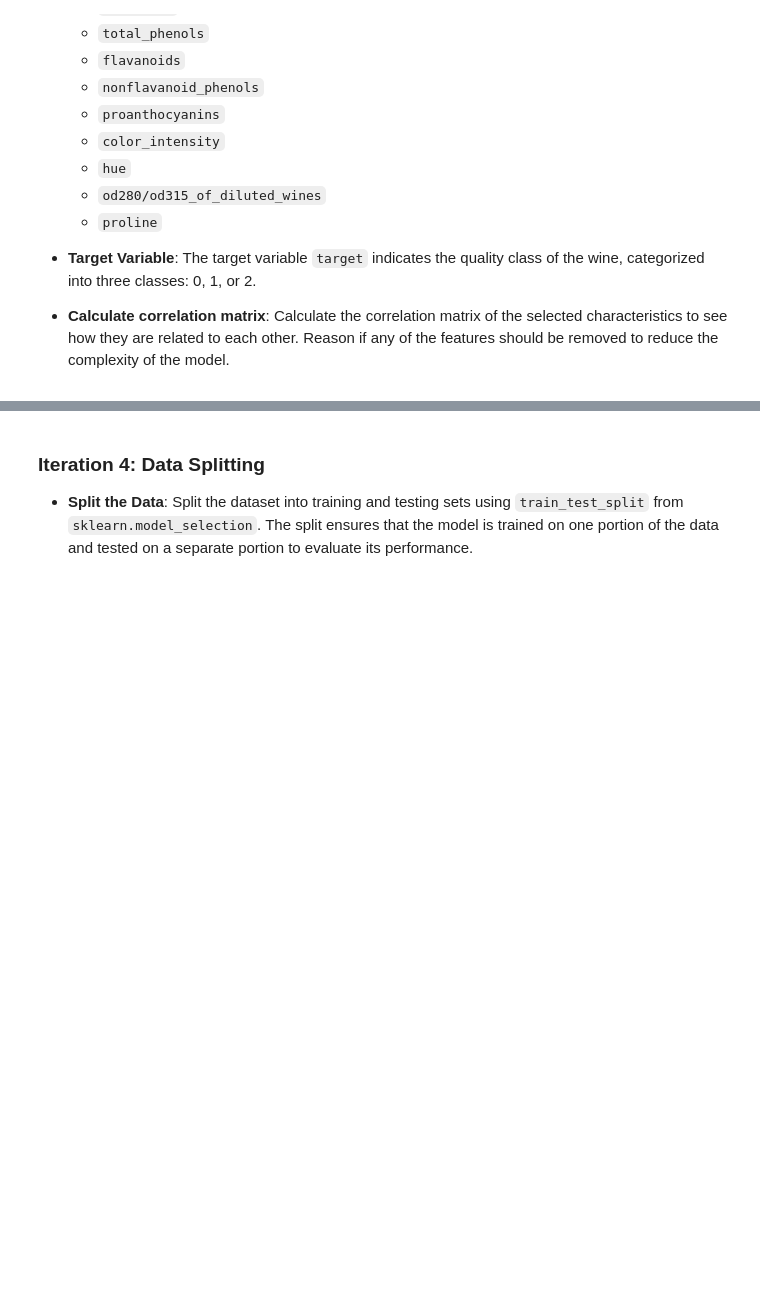
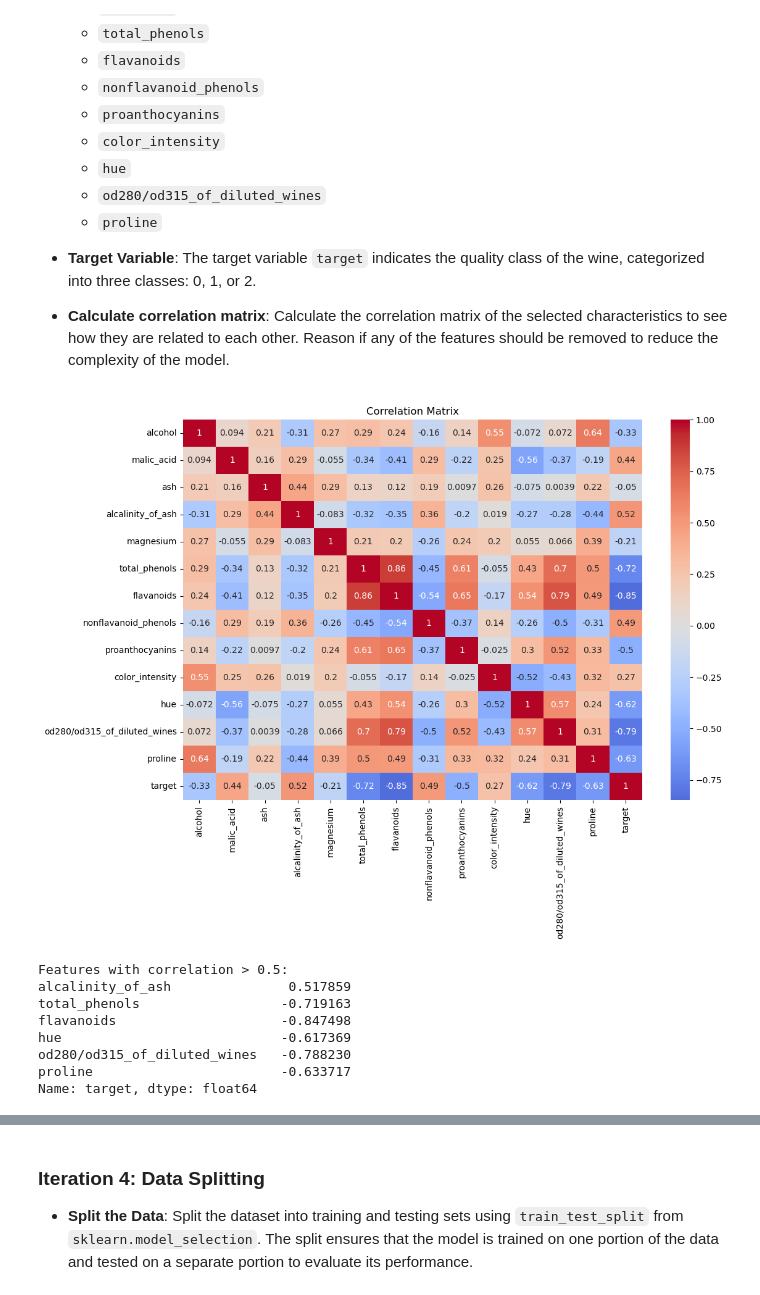
Before and after one commit to GuaSiMoTO/LAB-Machine-Learning-Supervised-Learning-Classification-Models-public, a Jupyter notebook: LAB-Classification-Models.ipynb, the cells around one changed output, grey strips where cells are left out. Saved outputs shown, nothing was run; the diff lists cells and outputs as text; code cells hidden in the pictures; blank space fills up the shorter version.

```diff
--- a/LAB-Classification-Models.ipynb
+++ b/LAB-Classification-Models.ipynb
@@ -91,0 +150,25 @@ In this section, we will explore the dataset visually to understand the distribu
+# %%
+# Correlation matrix
+# Calcular la matriz de correlación
+corr_matrix = df.corr()
+
+# Visualizar la matriz de correlación con la target
+plt.figure(figsize=(12, 8))
+sn.heatmap(corr_matrix, annot=True, cmap='coolwarm', center = 0)
+plt.title('Correlation Matrix')
+plt.show()
+
+# Seleccionar características con correlación > 0.5
+high_corr_features = corr_matrix['target'][corr_matrix['target'].abs() > 0.5].drop('target')
+print("Features with correlation > 0.5:")
+print(high_corr_features)
+# %% [output]
+[figure, added]
+Features with correlation > 0.5:
+alcalinity_of_ash               0.517859
+total_phenols                  -0.719163
+flavanoids                     -0.847498
+hue                            -0.617369
+od280/od315_of_diluted_wines   -0.788230
+proline                        -0.633717
+Name: target, dtype: float64
```
Also changed, not shown: parts of 8 cells of this notebook.
